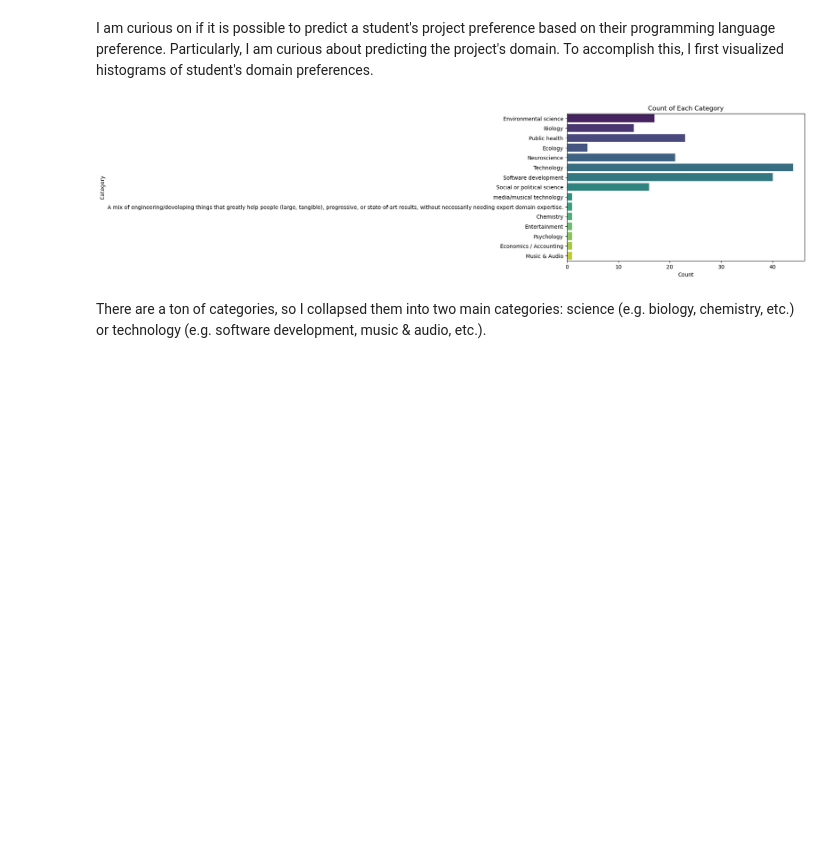
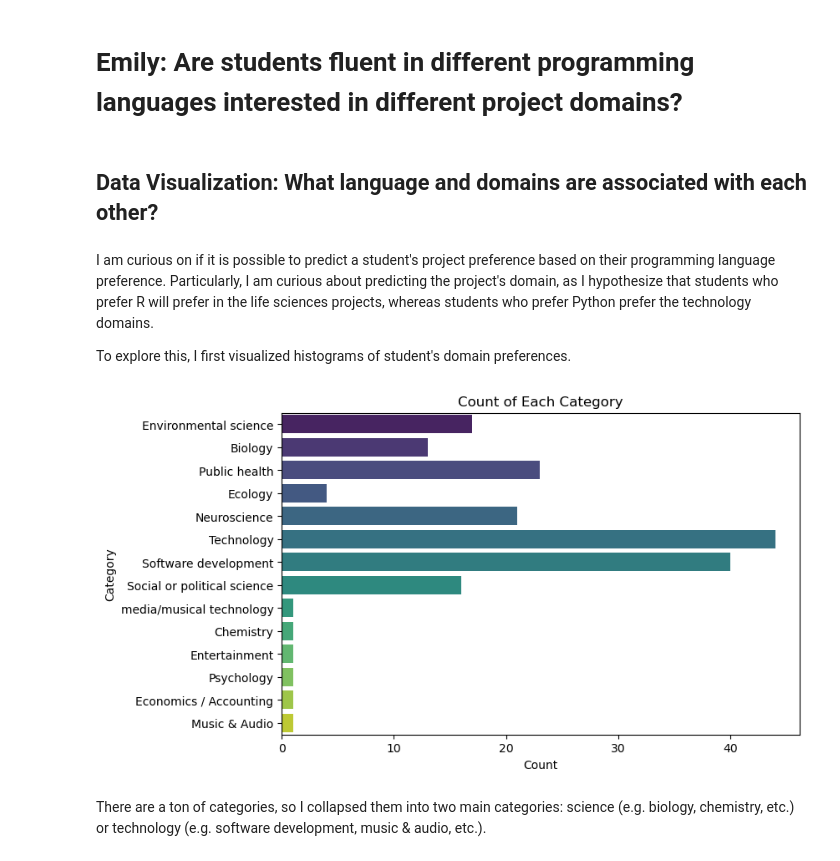
Before and after one commit to pstat197/module-0-class-survey-data-table_seven, a Jupyter notebook: scripts/emily.ipynb, the cells around one changed output. Saved outputs shown, nothing was run; the diff lists cells and outputs as text; code cells hidden in the pictures; blank space fills up the shorter version.

```diff
--- a/scripts/emily.ipynb
+++ b/scripts/emily.ipynb
@@ -10,19 +1,35 @@ merge = merge.explode('dom_y')
+# %% [markdown]
+# Emily: Are students fluent in different programming languages interested in different project domains?
+# %% [markdown]
+## Data Visualization: What language and domains are associated with each other?
 # %% [markdown]
-I am curious on if it is possible to predict a student's project preference based on their programming language preference. Particularly, I am curious about predicting the project's domain. To accomplish this, I first visualized histograms of student's domain preferences.
+I am curious on if it is possible to predict a student's project preference based on their programming language preference. Particularly, I am curious about predicting the project's domain, as I hypothesize that students who prefer R will prefer in the life sciences projects, whereas students who prefer Python prefer the technology domains.
+
+
+To explore this, I first visualized histograms of student's domain preferences.
 # %%
+import pandas as pd
+
+background = pd.read_csv('../data/background-clean.csv')
+interest = pd.read_csv('../data/interest-clean.csv')
+merge = pd.merge(background, interest, on='response_id', how='left')
+
+merge.dom_y = merge.dom_y.str.split(';')
+merge = merge.explode('dom_y')
+
 import seaborn as sns
 import matplotlib.pyplot as plt
 import pandas as pd
 
 # Create a countplot
 plt.figure(figsize=(8, 5))
-sns.countplot(y='dom_y', data=merge, palette='viridis') # 'x' specifies the categorical column
+sns.countplot(y='dom_y', data=merge[merge['dom_y'].str.len() <= 40], palette='viridis') # filters out one random really long response
 plt.title('Count of Each Category')
 plt.xlabel('Count')
 plt.ylabel('Category')
 plt.show()
 # %% [output]
-[figure, old version]
+[figure, new version]
 # %% [markdown]
 There are a ton of categories, so I collapsed them into two main categories: science (e.g. biology, chemistry, etc.) or technology (e.g. software development, music & audio, etc.).
 # %%
```
Also changed, not shown: parts of 6 cells of this notebook, 5 other files.
